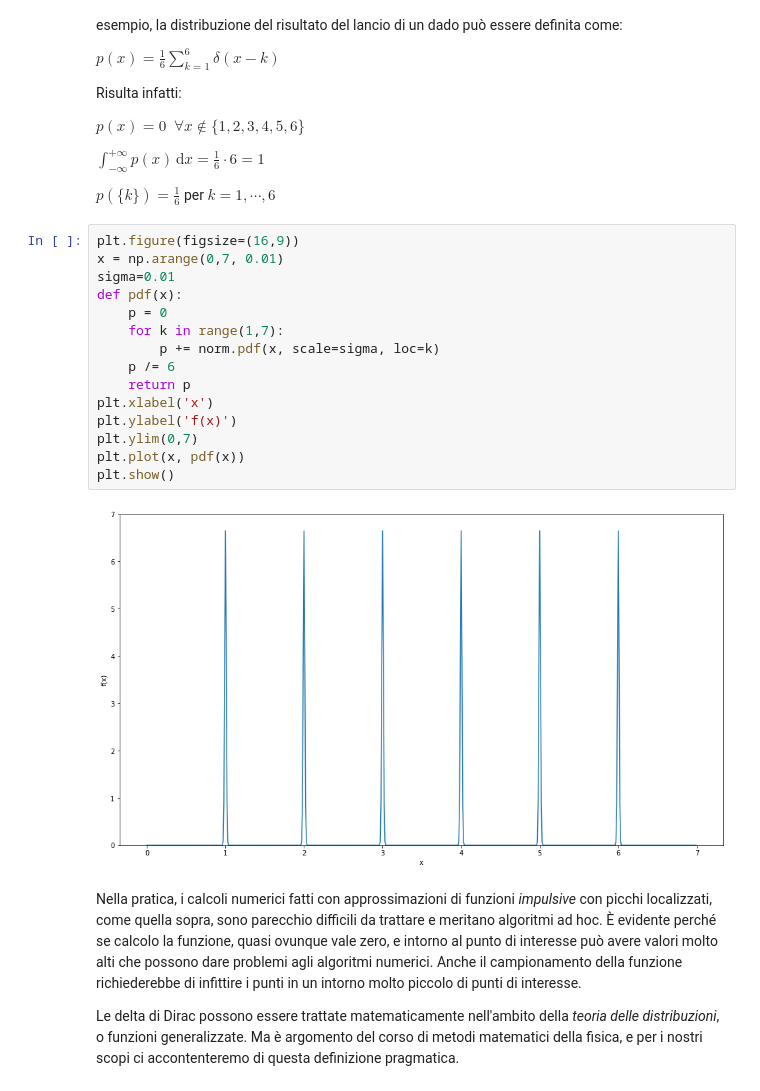
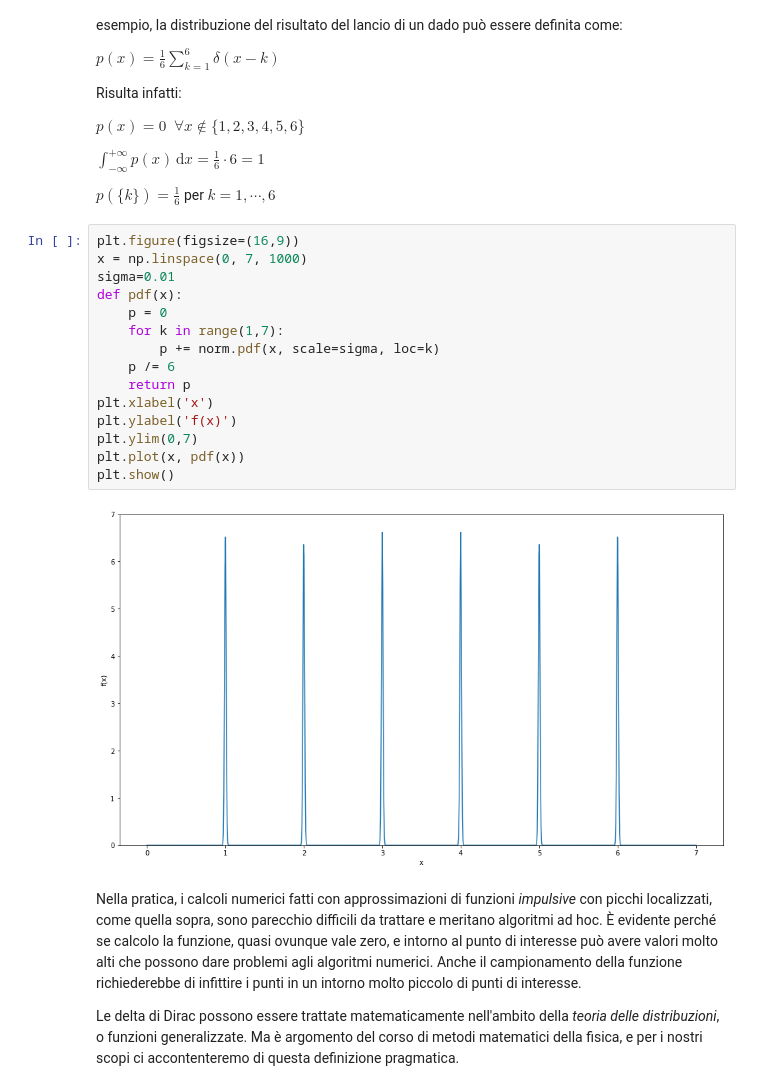
Before and after one commit to lucalista/analisi-dati-2022, a Jupyter notebook: 06.04.00__Distribuzioni_di_probabilita_continue.ipynb, the cells around one changed output. Cells and saved outputs as stored; diff of their text form.

```diff
--- a/06.04.00__Distribuzioni_di_probabilita_continue.ipynb
+++ b/06.04.00__Distribuzioni_di_probabilita_continue.ipynb
@@ -523,21 +515,21 @@ $\displaystyle\int_{-\infty}^{+\infty}\!\!\!\!\!\! p(x)\,\mathrm{d}x = \frac{1}{
 $\displaystyle p(\{k\}) = \frac{1}{6}$ per $k=1,\cdots,6$
 # %%
 plt.figure(figsize=(16,9))
-x = np.arange(0,7, 0.01)
+x = np.linspace(0, 7, 1000)
 sigma=0.01
 def pdf(x):
     p = 0
     for k in range(1,7):
         p += norm.pdf(x, scale=sigma, loc=k)
     p /= 6
     return p
 plt.xlabel('x')
 plt.ylabel('f(x)')
 plt.ylim(0,7)
 plt.plot(x, pdf(x))
 plt.show()
 # %% [output]
-[figure, old version]
+[figure, new version]
 # %% [markdown]
 Nella pratica, i calcoli numerici fatti con approssimazioni di funzioni *impulsive* con picchi localizzati, come quella sopra, sono parecchio difficili da trattare e meritano algoritmi ad hoc. È evidente perché se calcolo la funzione, quasi ovunque vale zero, e intorno al punto di interesse può avere valori molto alti che possono dare problemi agli algoritmi numerici. Anche il campionamento della funzione richiederebbe di infittire i punti in un intorno molto piccolo di punti di interesse.
 
```
Also changed, not shown: parts of 8 cells of this notebook, 9 other files.
